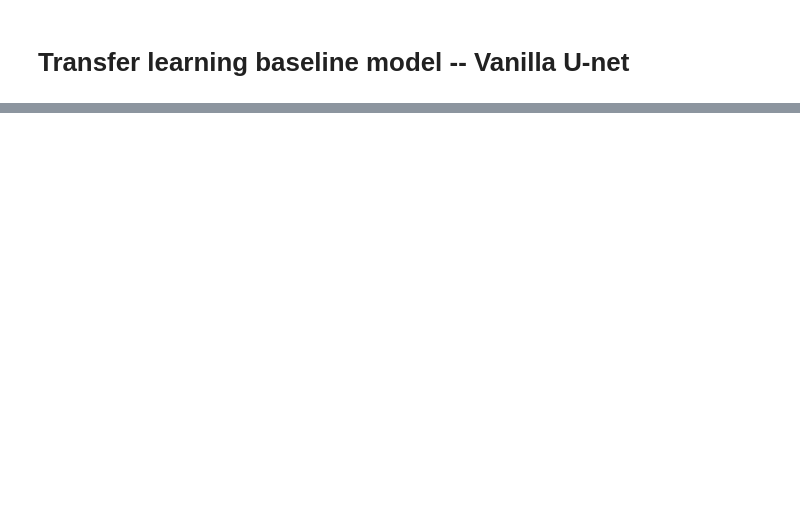
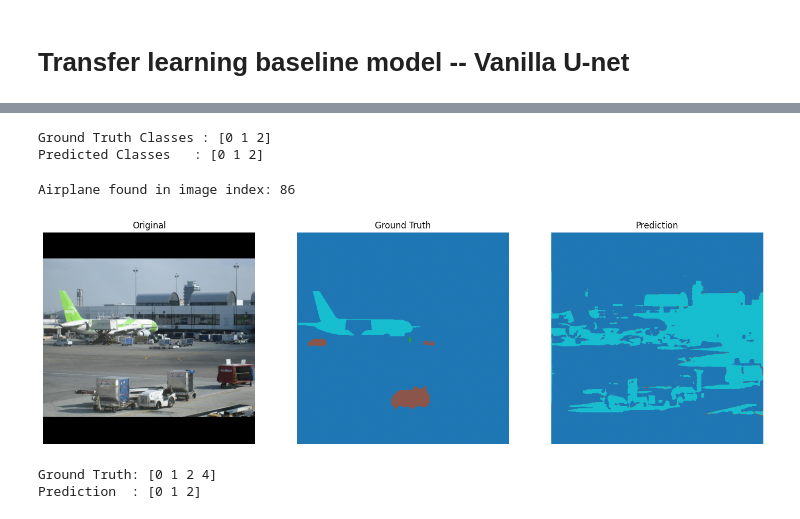
Before and after one commit to San0160/Image-segmentaion, a Jupyter notebook: Image_segmentaion.ipynb, the cells around one changed output, grey strips where cells are left out. Saved outputs shown, nothing was run; the diff lists cells and outputs as text; code cells hidden in the pictures; blank space fills up the shorter version.

```diff
--- a/Image_segmentaion.ipynb
+++ b/Image_segmentaion.ipynb
@@ -780,0 +1185,60 @@ torch.Size([1, 5, 512, 512])
+# %%
+print("Ground Truth Classes :", np.unique(mask))
+print("Predicted Classes   :", np.unique(prediction))
+# %% [output]
+Ground Truth Classes : [0 1 2]
+Predicted Classes   : [0 1 2]
+# %%
+# Find first validation image containing an airplane
+
+for idx in range(len(val_dataset)):
+
+    image, mask = val_dataset[idx]
+
+    if 4 in torch.unique(mask):
+
+        print(f"Airplane found in image index: {idx}")
+
+        break
+# %% [output]
+Airplane found in image index: 86
+# %%
+model.eval()
+
+image, mask = val_dataset[86]
+
+input_image = image.unsqueeze(0).to(device)
+
+with torch.no_grad():
+    output = model(input_image)
+
+prediction = torch.argmax(output, dim=1).squeeze().cpu().numpy()
+
+image = image.permute(1,2,0).numpy()
+mask = mask.numpy()
+
+plt.figure(figsize=(18,6))
+
+plt.subplot(1,3,1)
+plt.imshow(image)
+plt.title("Original")
+plt.axis("off")
+
+plt.subplot(1,3,2)
+plt.imshow(mask, cmap="tab10")
+plt.title("Ground Truth")
+plt.axis("off")
+
+plt.subplot(1,3,3)
+plt.imshow(prediction, cmap="tab10")
+plt.title("Prediction")
+plt.axis("off")
+
+plt.show()
+
+print("Ground Truth:", np.unique(mask))
+print("Prediction  :", np.unique(prediction))
+# %% [output]
+[figure, added]
+Ground Truth: [0 1 2 4]
+Prediction  : [0 1 2]
```
Also changed, not shown: parts of 24 cells of this notebook.
